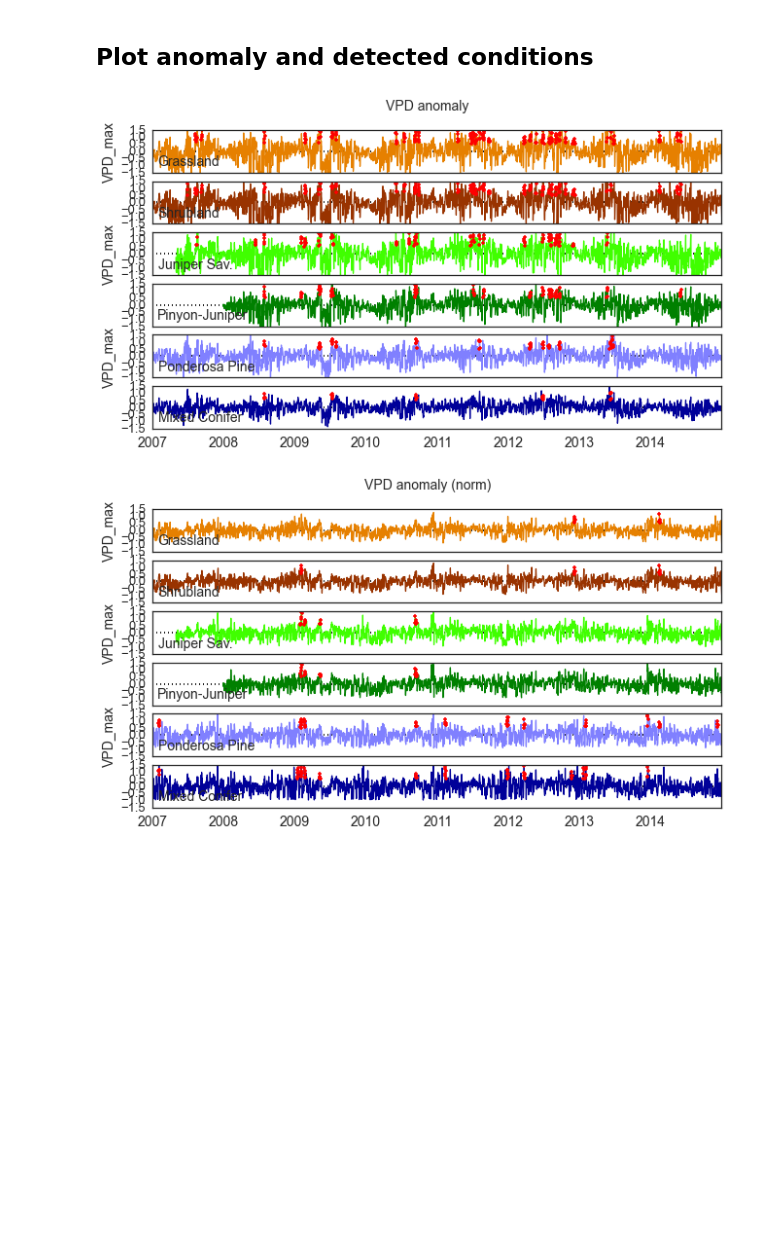
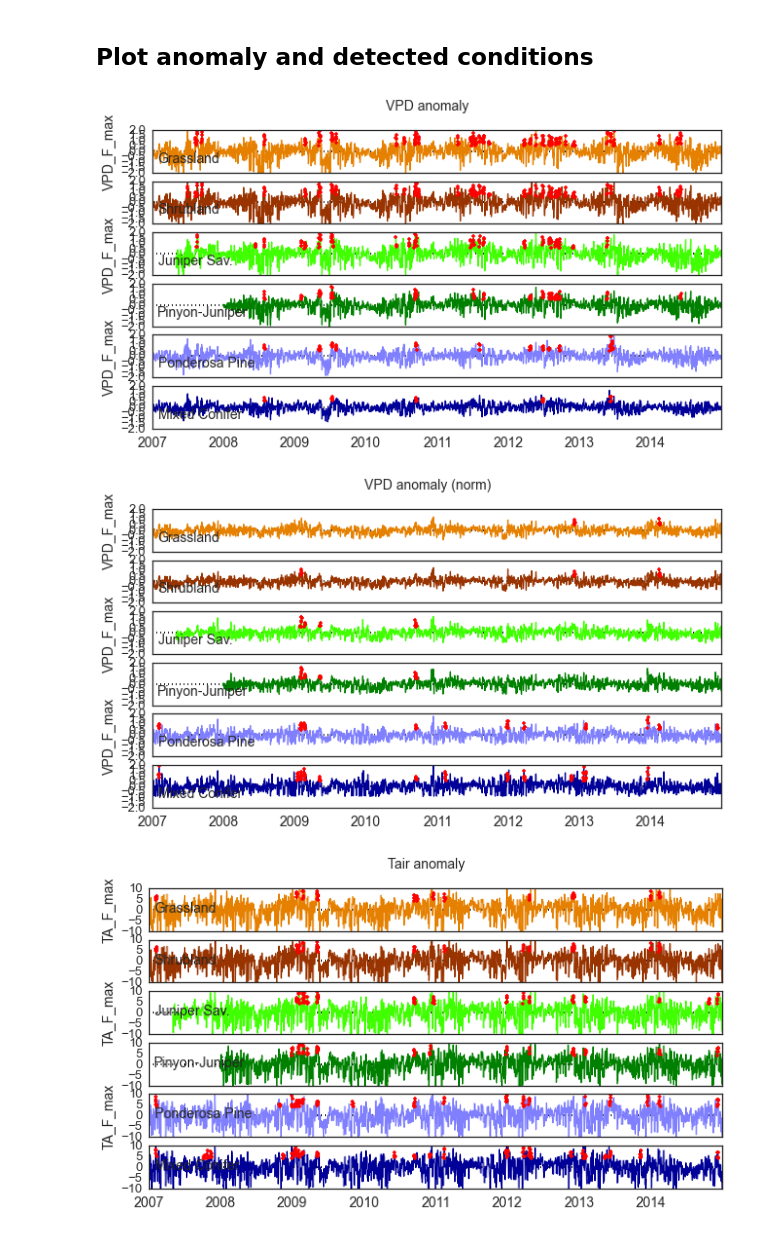
Before and after one commit to gremau/NMEG_miscellany, a Jupyter notebook: anomaly_and_C_uptake_detection.ipynb, the cells around one changed output. Drawn from its saved outputs; the diff is of its cells as text; code cells hidden in the pictures; blank space fills up the shorter version.

Commit message:
Diurnal curves and Tair anomaly

```diff
--- a/anomaly_and_C_uptake_detection.ipynb
+++ b/anomaly_and_C_uptake_detection.ipynb
@@ -87,7 +87,7 @@ d = pd.Panel(daily)
 xlims = [ dt.datetime( 2007, 1, 1 ), dt.datetime( 2014, 12, 31 )]
 
 # Plot definition for a 6x1 plot of timeseries
-def plot_tseries2( dict_in1, dict_in2, varname1, varname2, texty, fighandle, ylab,
+def plot_tseries2( dict_in1, dict_in2, texty, fighandle, ylab,
                             xlims=[ dt.datetime( 2007, 1, 1 ), dt.datetime( 2014, 12, 31 )],
                             ylims=None, sitelist=sites,
                             sitenames=nmegplt.names, colors=nmegplt.palette):
@@ -148,6 +148,7 @@ def get_condition_season( df, condition_col ):
     new_df = pd.DataFrame( index=startdates.index )
     new_df['start_seas'] = startdates.season_date
     new_df['end_seas'] = enddates.season_date
+    new_df['numdays'] = enddates.season_date - startdates.season_date
 
     return new_df
 # %% [markdown]
@@ -244,3 +212,18 @@ for site in sites:
+# %%
+# Mean NEE, GPP, REC), PRECIP, VPD and anomalies
+# Create dictionaries for each
+vpd_anom, vpd_anom_n = dict(), dict()
+ef_anom, ef_anom_n = dict(), dict()
+TA_anom, TA_anom_n = dict(), dict()
+# Loop through sites, calculate climatology and fill dictionaries
+mo_num = None
+for site in sites:
+    vpd_anom[ site ] = get_anomaly( d[ site ][ 'VPD_F_max' ], multiobs=mo_num)
+    vpd_anom_n[ site ] = get_anomaly( d[ site ][ 'VPD_F_max' ], multiobs=mo_num, norm_to_mean=True)
+    TA_anom[ site ] = get_anomaly( d[ site ][ 'TA_F_max' ], multiobs=mo_num)
+    TA_anom_n[ site ] = get_anomaly( d[ site ][ 'TA_F_max' ], multiobs=mo_num, norm_to_mean=True)
+    ef_anom[ site ] = get_anomaly( d[ site ][ 'evap_frac' ], multiobs=mo_num)
+    ef_anom_n[ site ] = get_anomaly( d[ site ][ 'evap_frac' ], multiobs=mo_num, norm_to_mean=True)
 # %% [markdown]
 ## Plot VPD and EF anomalies
 # %%
@@ -254,7 +237,7 @@ for i, anom in enumerate([vpd_anom, ef_anom, vpd_anom_n, ef_anom_n]):
     # Resample anomaly to monthly mean
     anom_m = { i : anom[i].resample('1M', how='mean') for i in anom.keys() }
     fig = plt.figure(figsize=( 11.5, 6.5 ), dpi=150, facecolor='w', edgecolor='k')
-    plot_tseries2( anom, anom_m, varlist[i], varlist[i], -1,fig, 'Anomaly', ylims=ylims[i])
+    plot_tseries2( anom, anom_m, -1,fig, 'Anomaly', ylims=ylims[i])
     plt.suptitle(ylabs[i], size=14)
 # %% [output]
 [figure]
@@ -266,26 +249,36 @@ for i, anom in enumerate([vpd_anom, ef_anom, vpd_anom_n, ef_anom_n]):
 # %%
 xlims = [ dt.datetime( 2007, 1, 1 ), dt.datetime( 2014, 12, 31 )]
 #%matplotlib
-varlist = ['VPD_F_max', 'VPD_F_max']
-ylabs = ['VPD anomaly', 'VPD anomaly (norm)']
-ylims = [[-1.5, 1.5],[-1.5, 1.5]]
-file = ['VPD_anom_dates.csv', 'VPD_anom_norm_dates.csv']
+varlist = ['VPD_F_max', 'VPD_F_max', 'TA_F_max', 'TA_F_max']
+ylabs = ['VPD anomaly', 'VPD anomaly (norm)', 'Tair anomaly', 'Tair anomaly (norm)']
+ylims = [[-2, 2],[-2, 2],[-10, 10],[-10, 10]]
 
-for i, anom in enumerate([vpd_anom, vpd_anom_n]):
-    anom_cond = {};
-    for j in anom.keys():
-        anom_cond[j] = pd.Series(condition_duration_match( anom[j] > 0.5, 5 ), index=anom[j].index)
-    # Make a dataframe
-    anom_cond = pd.DataFrame(anom_cond)
-    anom_cond.to_csv('processed_data/' + file[i])
+vpd_anom_cond = {x: pd.Series(condition_duration_match( vpd_anom[x] > 0.5, 5 ),
+                         index=vpd_anom[x].index ) for x in vpd_anom.keys()};
+vpd_anom_n_cond = {x: pd.Series(condition_duration_match( vpd_anom_n[x] > 0.5, 5 ),
+                         index=vpd_anom_n[x].index ) for x in vpd_anom_n.keys()};
+pd.DataFrame(vpd_anom_cond).to_csv('processed_data/VPD_anom_dates.csv')
+pd.DataFrame(vpd_anom_n_cond).to_csv('processed_data/VPD_anom_norm_dates.csv')
+
+TA_anom_cond = {x: pd.Series(condition_duration_match( TA_anom[x] > 4, 5 ),
+                         index=TA_anom[x].index ) for x in TA_anom.keys()};
+TA_anom_n_cond = {x: pd.Series(condition_duration_match( TA_anom_n[x] > 4, 5 ),
+                         index=TA_anom_n[x].index ) for x in TA_anom_n.keys()};
+pd.DataFrame(TA_anom_cond).to_csv('processed_data/TA_anom_dates.csv')
+pd.DataFrame(TA_anom_n_cond).to_csv('processed_data/TA_anom_norm_dates.csv')
+
+anom_cond = [pd.DataFrame(vpd_anom_cond), pd.DataFrame(vpd_anom_n_cond),
+             pd.DataFrame(TA_anom_cond), pd.DataFrame(TA_anom_n_cond)]
+for i, anom in enumerate([vpd_anom, vpd_anom_n, TA_anom, TA_anom_n]):
     # Plot timeseries of VPD anomaly and highlight days that meet the conditions above
     fig = plt.figure(figsize=( 10.5, 5.5 ), dpi=150, facecolor='w', edgecolor='k')
-    ax = nmegplt.plot_tseries( anom, 'VPD_F_max', -1, fig, 'VPD_max', ylims=ylims[i])
+    ax = nmegplt.plot_tseries( anom, varlist[i], -1, fig, varlist[i], ylims=ylims[i])
     for j, site in enumerate(nmegplt.sites):
-        series = anom[site].loc[anom_cond[site]]
+        series = anom[site].loc[anom_cond[i][site]]
         ax[j].plot( series.index, series.values, linestyle='None', marker='.', color='Red' )
 
     plt.suptitle(ylabs[i], size=14)
 # %% [output]
-[figure, old version]
+[figure, new version]
-[figure, old version]
+[figure, new version]
+[figure, added]
```
Also changed, not shown: parts of 12 cells of this notebook.
